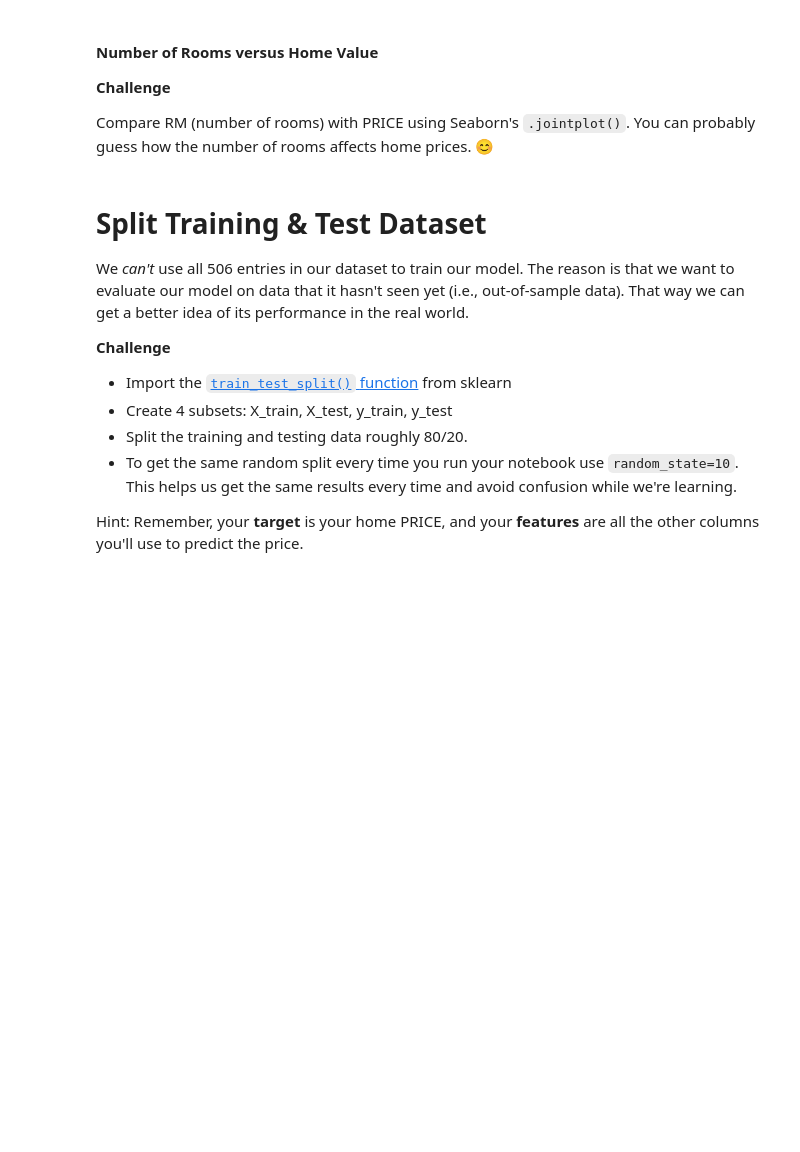
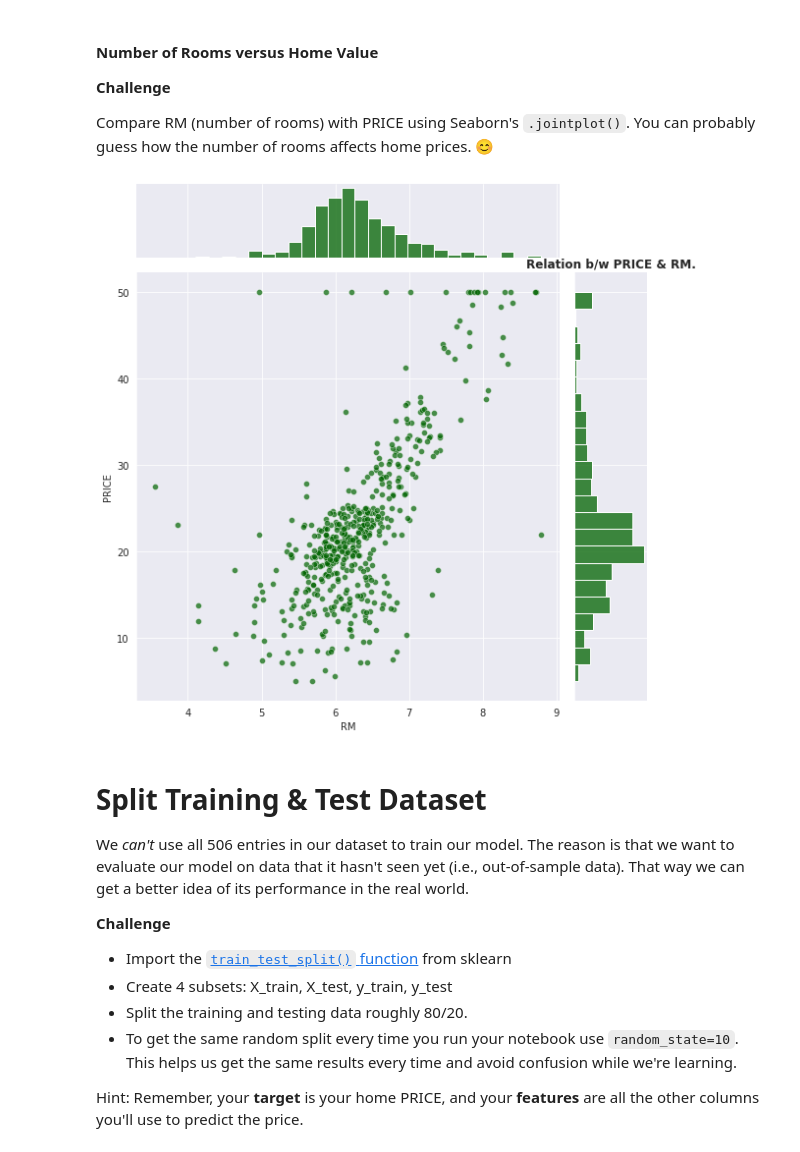
Before and after one commit to DarkDk123/House-valuation-model, a Jupyter notebook: Multivariable_Regression_and_Valuation_Model_(start).ipynb, the cells around one changed output. Cells and saved outputs as stored; diff of their text form; code cells hidden in the pictures; blank space fills up the shorter version.

Commit message:
Relation b/w PRICE & RM

```diff
--- a/Multivariable_Regression_and_Valuation_Model_(start).ipynb
+++ b/Multivariable_Regression_and_Valuation_Model_(start).ipynb
@@ -525,6 +525,20 @@ plt.show()
 **Challenge**
 
 Compare RM (number of rooms) with PRICE using Seaborn's `.jointplot()`. You can probably guess how the number of rooms affects home prices. 😊
+# %%
+with sns.axes_style('darkgrid'):
+    sns.jointplot(
+        x=data.RM,
+        y=data.PRICE,
+        color='darkgreen',
+        height=8,
+        joint_kws={'alpha': 0.7}
+    )
+plt.title('Relation b/w PRICE & RM.', fontdict=dict(size=12,
+          weight='bold', family='New Times Roman'))
+plt.show()
+# %% [output]
+[figure, added]
 # %% [markdown]
 # Split Training & Test Dataset
 
```
